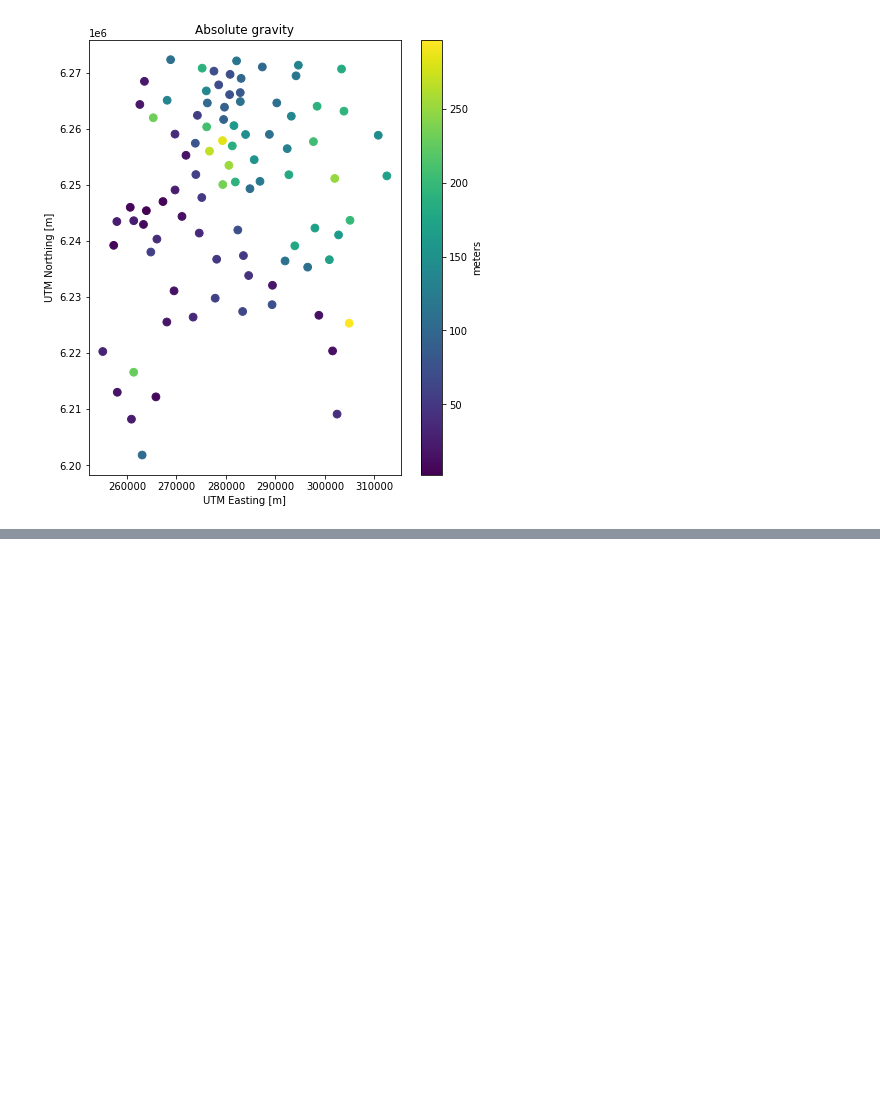
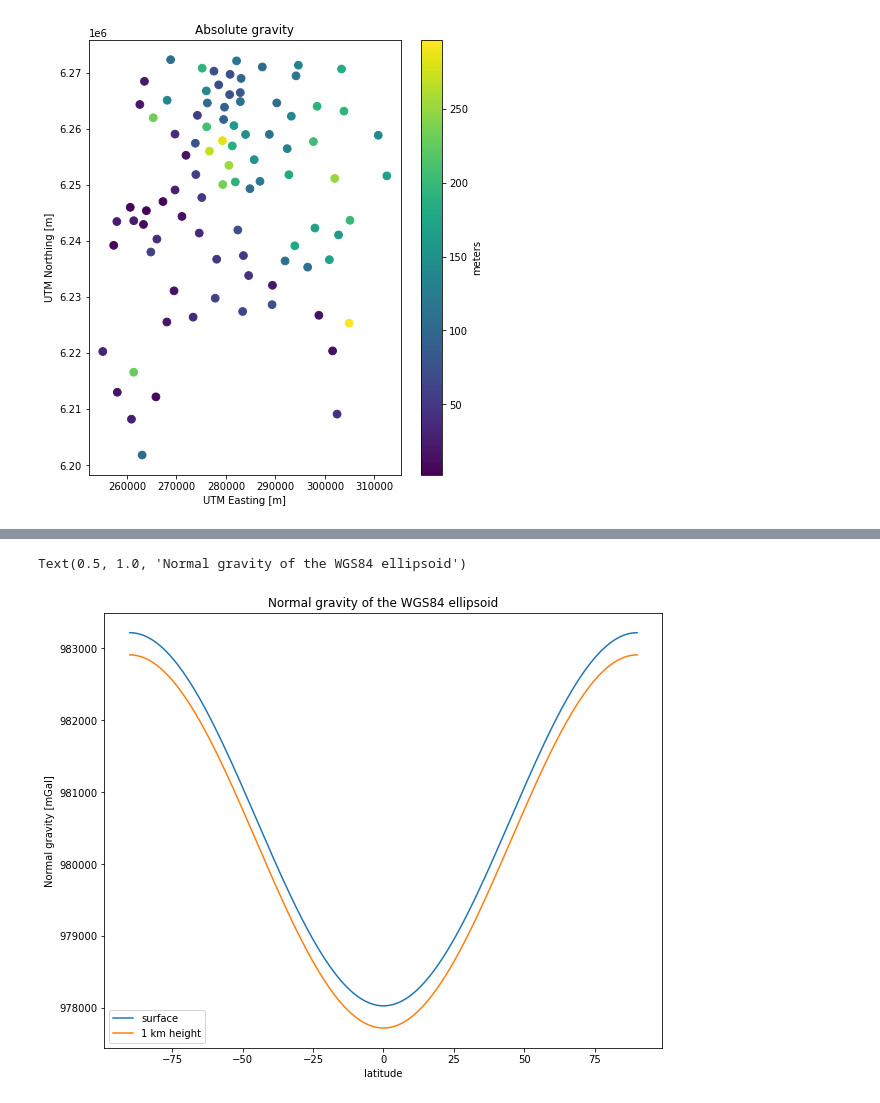
Before and after one commit to leouieda/gravity-processing, a Jupyter notebook: practicals/practical2-solution.ipynb, the cells around one changed output, grey strips where cells are left out. Saved outputs shown, nothing was run; the diff lists cells and outputs as text; code cells hidden in the pictures; blank space fills up the shorter version.

```diff
--- a/practicals/practical2-solution.ipynb
+++ b/practicals/practical2-solution.ipynb
@@ -174,0 +243,13 @@ normal_gravity_surface = 1e5 * (
+# %%
+normal_gravity_all_latitudes_1k = somigliana_with_height(all_latitudes, 1000)
+# %%
+plt.figure(figsize=(10, 8))
+plt.plot(all_latitudes, normal_gravity_all_latitudes, label="surface")
+plt.plot(all_latitudes, normal_gravity_all_latitudes_1k, label="1 km height")
+plt.legend()
+plt.xlabel("latitude")
+plt.ylabel("Normal gravity [mGal]")
+plt.title("Normal gravity of the WGS84 ellipsoid")
+# %% [output]
+Text(0.5, 1.0, 'Normal gravity of the WGS84 ellipsoid')
+[figure, added]
```
Also changed, not shown: parts of 27 cells of this notebook, 1 other file.
